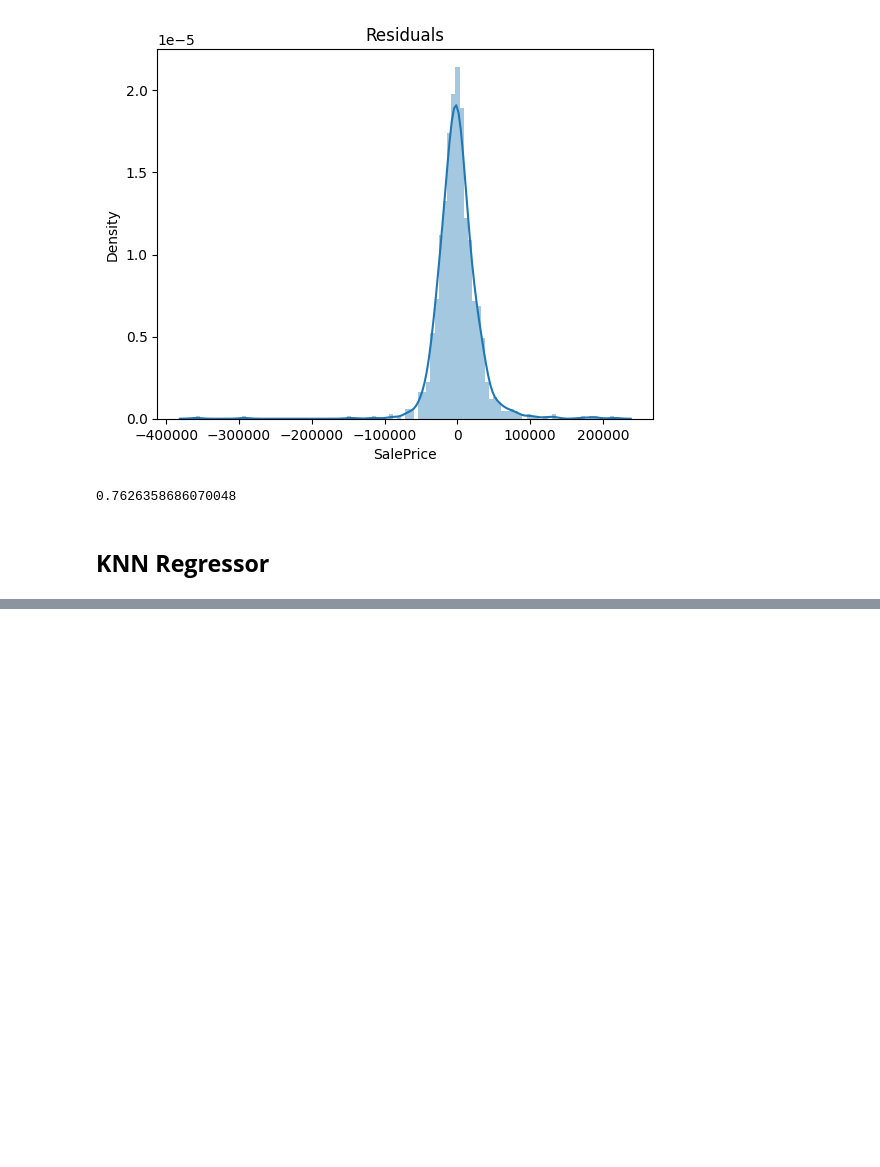
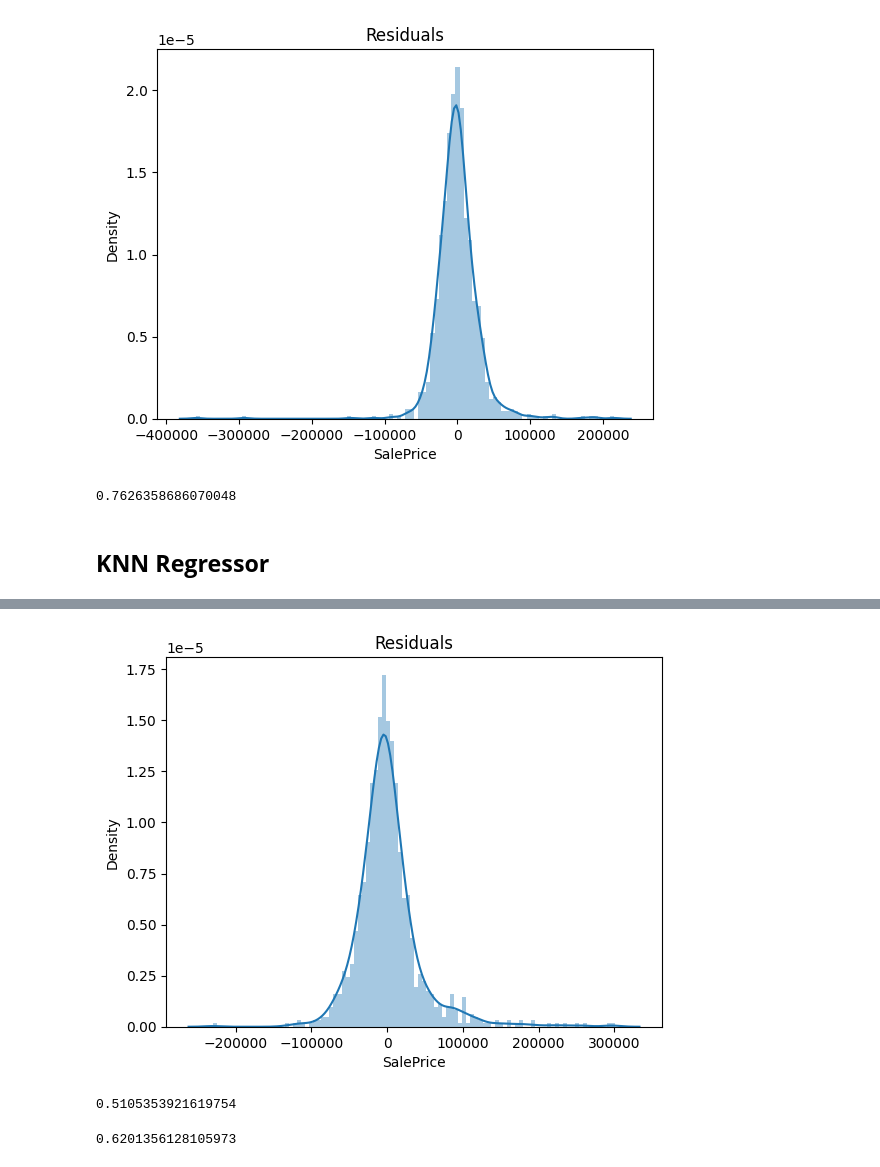
Before and after one commit to Venchislaw/PracticalAI, a Jupyter notebook: Machine Learning/RealProjects/RealEstateWebSite/data_science/ML Side/models_try.ipynb, the cells around one changed output, grey strips where cells are left out. Cells and saved outputs as stored; diff of their text form; code cells hidden in the pictures; blank space fills up the shorter version.

```diff
--- a/Machine Learning/RealProjects/RealEstateWebSite/data_science/ML Side/models_try.ipynb
+++ b/Machine Learning/RealProjects/RealEstateWebSite/data_science/ML Side/models_try.ipynb
@@ -100,0 +121,14 @@ cross_val_score(lin_reg, X_train, y_train, cv=3).mean()
+# %%
+residuals = y_train - knn_regr.predict(X_train)
+plt.title("Residuals")
+sns.distplot(residuals, bins = 100);
+# %% [output]
+[figure, added]
+# %%
+cross_val_score(knn_regr, X_train, y_train, cv=3).mean()
+# %% [output]
+0.5105353921619754
+# %%
+r2_score(y_test, knn_regr.predict(X_test))
+# %% [output]
+0.6201356128105973
```
Also changed, not shown: parts of 3 cells of this notebook.
